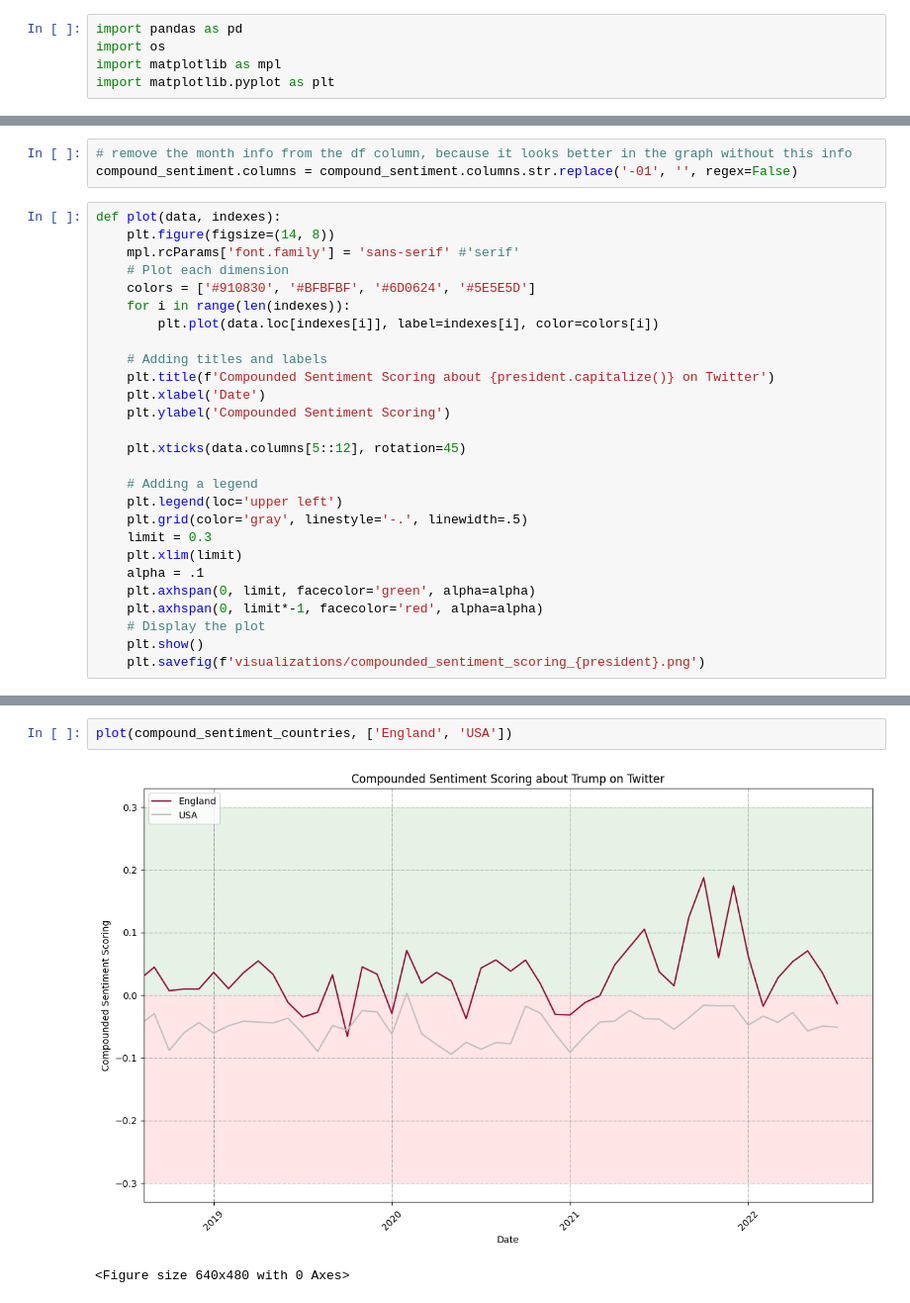
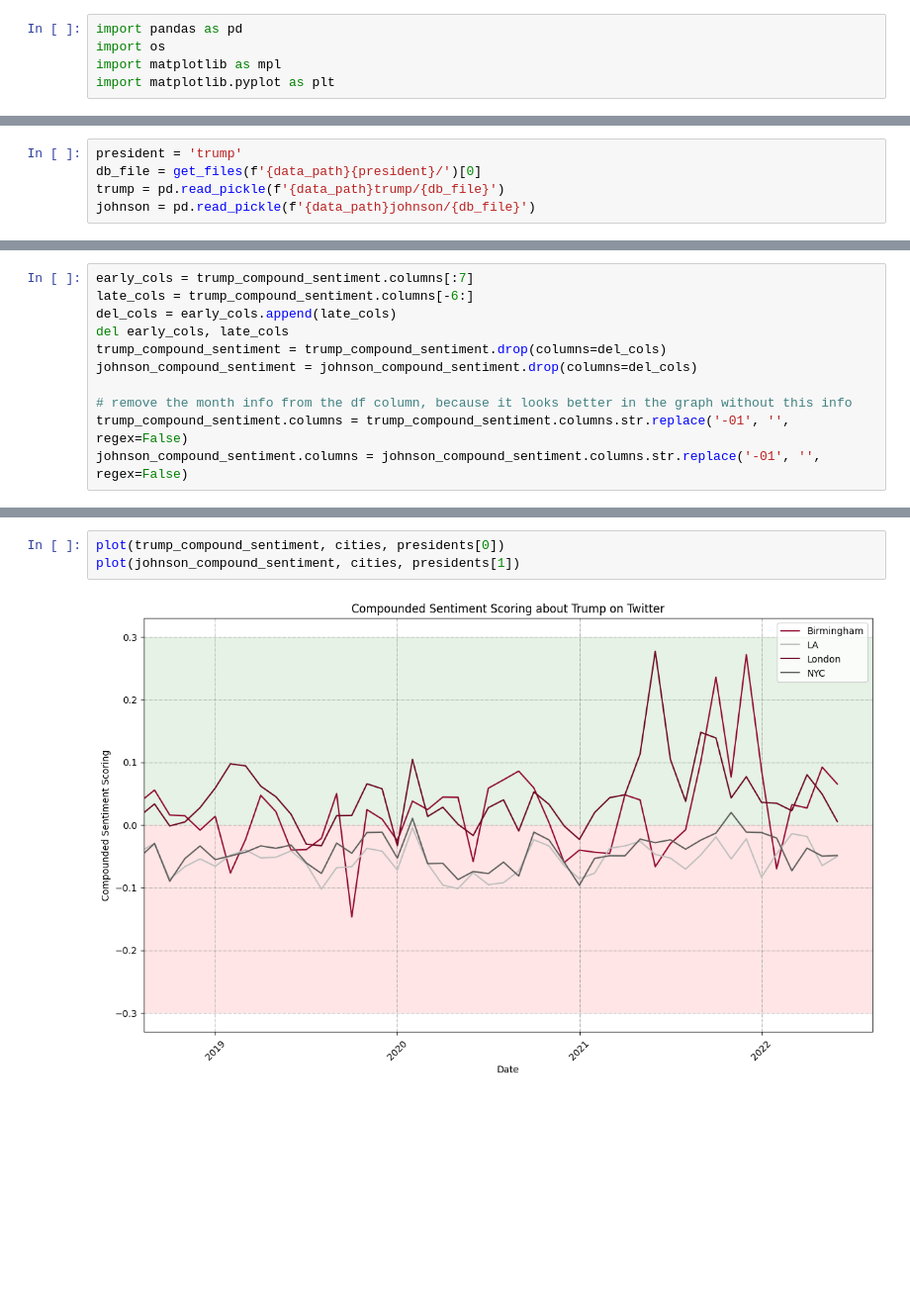
Before and after one commit to lgiesen/twitter-sentiment-analysis-politicians, a Jupyter notebook: 4_analysis.ipynb, the cells around one changed output, grey strips where cells are left out. Shown: that part at 99% size. Cells and saved outputs as stored; diff of their text form; blank space fills up the shorter version.

Commit message:
:sparkles: visualize compounded Sentiment Scoring by country and president

```diff
--- a/4_analysis.ipynb
+++ b/4_analysis.ipynb
@@ -87,0 +49,5 @@ compound_sentiment = compound_sentiment.drop(columns=del_cols)
+# %%
+president = 'trump'
+db_file = get_files(f'{data_path}{president}/')[0]
+trump = pd.read_pickle(f'{data_path}trump/{db_file}')
+johnson = pd.read_pickle(f'{data_path}johnson/{db_file}')
@@ -88,30 +99,11 @@ compound_sentiment = compound_sentiment.drop(columns=del_cols)
 # %%
+early_cols = trump_compound_sentiment.columns[:7]
+late_cols = trump_compound_sentiment.columns[-6:]
+del_cols = early_cols.append(late_cols)
+del early_cols, late_cols
+trump_compound_sentiment = trump_compound_sentiment.drop(columns=del_cols)
+johnson_compound_sentiment = johnson_compound_sentiment.drop(columns=del_cols)
+
 # remove the month info from the df column, because it looks better in the graph without this info
-compound_sentiment.columns = compound_sentiment.columns.str.replace('-01', '', regex=False)
+trump_compound_sentiment.columns = trump_compound_sentiment.columns.str.replace('-01', '', regex=False)
+johnson_compound_sentiment.columns = johnson_compound_sentiment.columns.str.replace('-01', '', regex=False)
-# %%
-def plot(data, indexes):
-    plt.figure(figsize=(14, 8))
-    mpl.rcParams['font.family'] = 'sans-serif' #'serif'
-    # Plot each dimension
-    colors = ['#910830', '#BFBFBF', '#6D0624', '#5E5E5D']
-    for i in range(len(indexes)):
-        plt.plot(data.loc[indexes[i]], label=indexes[i], color=colors[i])
-
-    # Adding titles and labels
-    plt.title(f'Compounded Sentiment Scoring about {president.capitalize()} on Twitter')
-    plt.xlabel('Date')
-    plt.ylabel('Compounded Sentiment Scoring')
-
-    plt.xticks(data.columns[5::12], rotation=45)
-
-    # Adding a legend
-    plt.legend(loc='upper left')
-    plt.grid(color='gray', linestyle='-.', linewidth=.5)
-    limit = 0.3
-    plt.xlim(limit)
-    alpha = .1
-    plt.axhspan(0, limit, facecolor='green', alpha=alpha)
-    plt.axhspan(0, limit*-1, facecolor='red', alpha=alpha)
-    # Display the plot
-    plt.show()
-    plt.savefig(f'visualizations/compounded_sentiment_scoring_{president}.png')
@@ -134,5 +110,5 @@ compound_sentiment_countries
-# %%
-plot(compound_sentiment_countries, ['England', 'USA'])
-# %% [output]
-[figure, removed]
-<Figure size 640x480 with 0 Axes>
+# %%
+plot(trump_compound_sentiment, cities, presidents[0])
+plot(johnson_compound_sentiment, cities, presidents[1])
+# %% [output]
+[figure, added]
```
Also changed, not shown: parts of 16 cells of this notebook, 4 other files.
